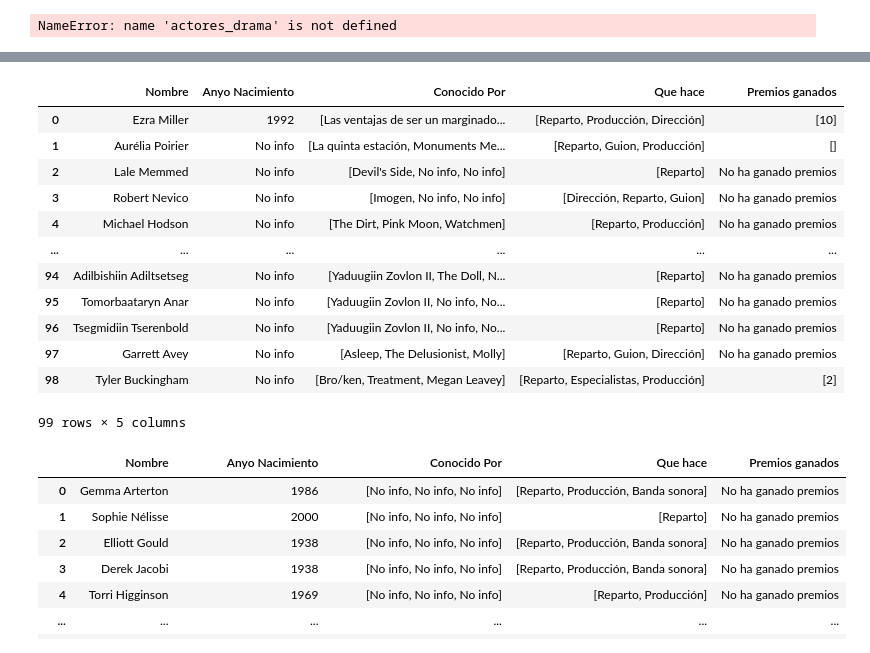
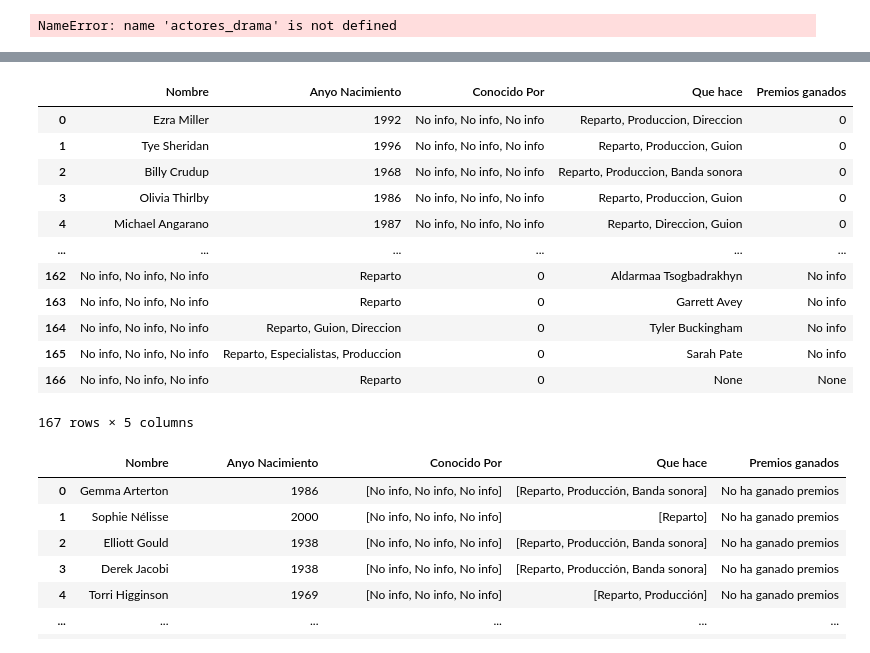
Before and after one commit to TaniaGraff/project-da-promo-angela-modulo-2, a Jupyter notebook: Fase 3.ipynb, the cells around one changed output, grey strips where cells are left out. Cells and saved outputs as stored; diff of their text form; code cells hidden in the pictures.

Commit message:
archivo actores y ultimo update de fase 3

```diff
--- a/Fase 3.ipynb
+++ b/Fase 3.ipynb
@@ -1717,2 +1900,8 @@ actores_thriller
+# %%
+thriller_vacios = replace_empty_lists(actores_thriller)
+# %%
+thi_modificado = add_no_info_after(thriller_vacios, 'Gavin Lewis')
 # %%
-tupla_actores_thriller = transformar_tupla(actores_thriller)
+tupla_actores_thriller = transformar_tupla(thi_modificado)
+# %%
+tupla_actores_thriller_limpio = limpiar_caracteres_especiales(tupla_actores_thriller)
@@ -1719,20 +1928,20 @@ tupla_actores_thriller = transformar_tupla(actores_thriller)
 # %%
-df_actores_thriller = pd.DataFrame(tupla_actores_thriller, columns=['Nombre', 'Anyo Nacimiento', 'Conocido Por', 'Que hace', 'Premios ganados'])
+df_actores_thriller = pd.DataFrame(tupla_actores_thriller_limpio, columns=['Nombre', 'Anyo Nacimiento', 'Conocido Por', 'Que hace', 'Premios ganados'])
 df_actores_thriller
 # %% [output]
 |  | Nombre | Anyo Nacimiento | Conocido Por | Que hace | Premios ganados |
-| 0 | Ezra Miller | 1992 | [Las ventajas de ser un marginado... | [Reparto, Producción, Dirección] | [10] |
-| 1 | Aurélia Poirier | No info | [La quinta estación, Monuments Me... | [Reparto, Guion, Producción] | [] |
-| 2 | Lale Memmed | No info | [Devil's Side, No info, No info] | [Reparto] | No ha ganado premios |
-| 3 | Robert Nevico | No info | [Imogen, No info, No info] | [Dirección, Reparto, Guion] | No ha ganado premios |
-| 4 | Michael Hodson | No info | [The Dirt, Pink Moon, Watchmen] | [Reparto, Producción] | No ha ganado premios |
+| 0 | Ezra Miller | 1992 | No info, No info, No info | Reparto, Produccion, Direccion | 0 |
+| 1 | Tye Sheridan | 1996 | No info, No info, No info | Reparto, Produccion, Guion | 0 |
+| 2 | Billy Crudup | 1968 | No info, No info, No info | Reparto, Produccion, Banda sonora | 0 |
+| 3 | Olivia Thirlby | 1986 | No info, No info, No info | Reparto, Produccion, Guion | 0 |
+| 4 | Michael Angarano | 1987 | No info, No info, No info | Reparto, Direccion, Guion | 0 |
 | ... | ... | ... | ... | ... | ... |
-| 94 | Adilbishiin Adiltsetseg | No info | [Yaduugiin Zovlon II, The Doll, N... | [Reparto] | No ha ganado premios |
-| 95 | Tomorbaataryn Anar | No info | [Yaduugiin Zovlon II, No info, No... | [Reparto] | No ha ganado premios |
-| 96 | Tsegmidiin Tserenbold | No info | [Yaduugiin Zovlon II, No info, No... | [Reparto] | No ha ganado premios |
-| 97 | Garrett Avey | No info | [Asleep, The Delusionist, Molly] | [Reparto, Guion, Dirección] | No ha ganado premios |
-| 98 | Tyler Buckingham | No info | [Bro/ken, Treatment, Megan Leavey] | [Reparto, Especialistas, Producción] | [2] |
+| 162 | No info, No info, No info | Reparto | 0 | Aldarmaa Tsogbadrakhyn | No info |
+| 163 | No info, No info, No info | Reparto | 0 | Garrett Avey | No info |
+| 164 | No info, No info, No info | Reparto, Guion, Direccion | 0 | Tyler Buckingham | No info |
+| 165 | No info, No info, No info | Reparto, Especialistas, Produccion | 0 | Sarah Pate | No info |
+| 166 | No info, No info, No info | Reparto | 0 | None | None |
-99 rows × 5 columns
+167 rows × 5 columns
 # %%
 df_actores_thriller.to_csv('Actores_thriller.csv')
 # %%
```
Also changed, not shown: parts of 36 cells of this notebook, 7 other files.
